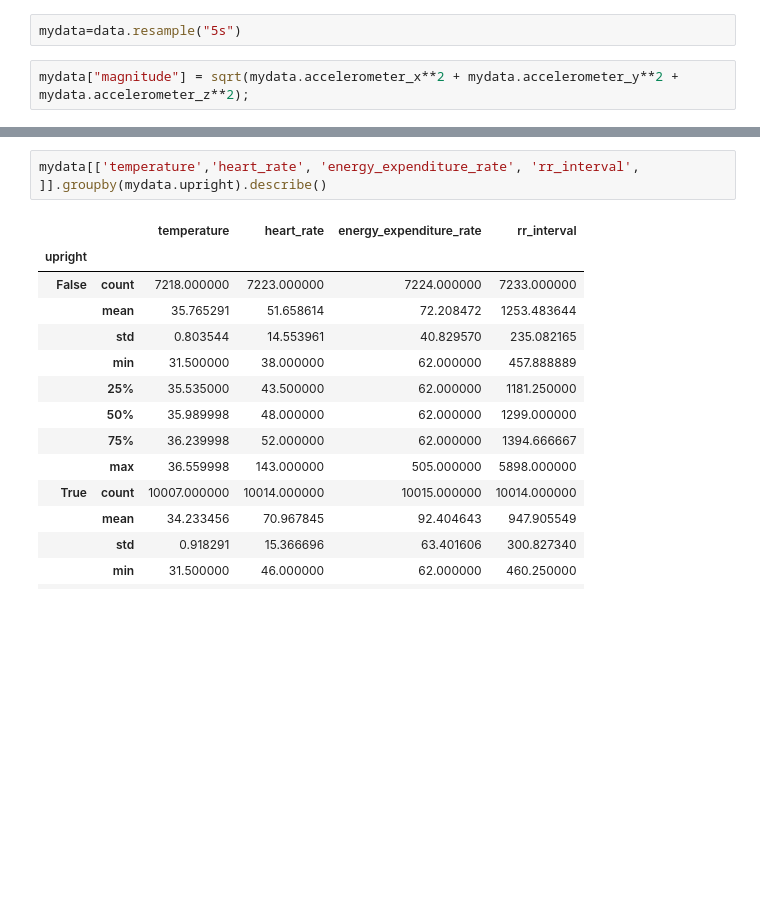
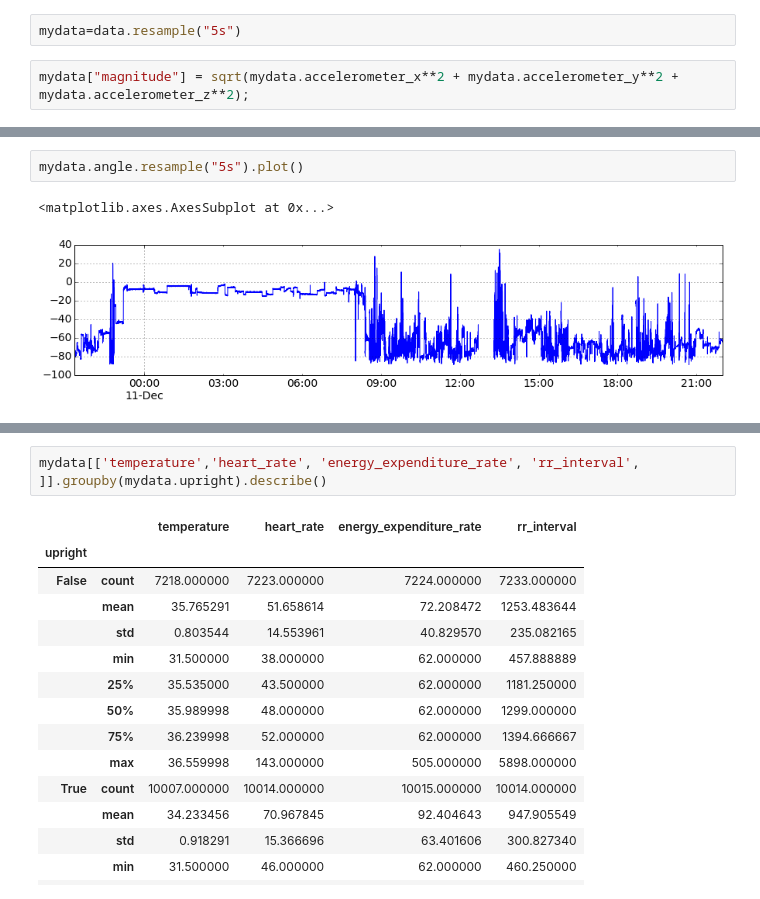
Before and after one commit to pimnijdam/journal, a Jupyter notebook: ecg and pandas.ipynb, the cells around one changed output, grey strips where cells are left out. Cells and saved outputs as stored; diff of their text form; blank space fills up the shorter version.

```diff
--- a/ecg and pandas.ipynb
+++ b/ecg and pandas.ipynb
@@ -165,0 +192,5 @@ mydata["upright"] = mydata.accelerometer_x.apply(upright);
+# %%
+mydata.angle.resample("5s").plot()
+# %% [output]
+<matplotlib.axes.AxesSubplot at 0x...>
+[figure, added]
```
Also changed, not shown: parts of 4 cells of this notebook, 5 other files.
